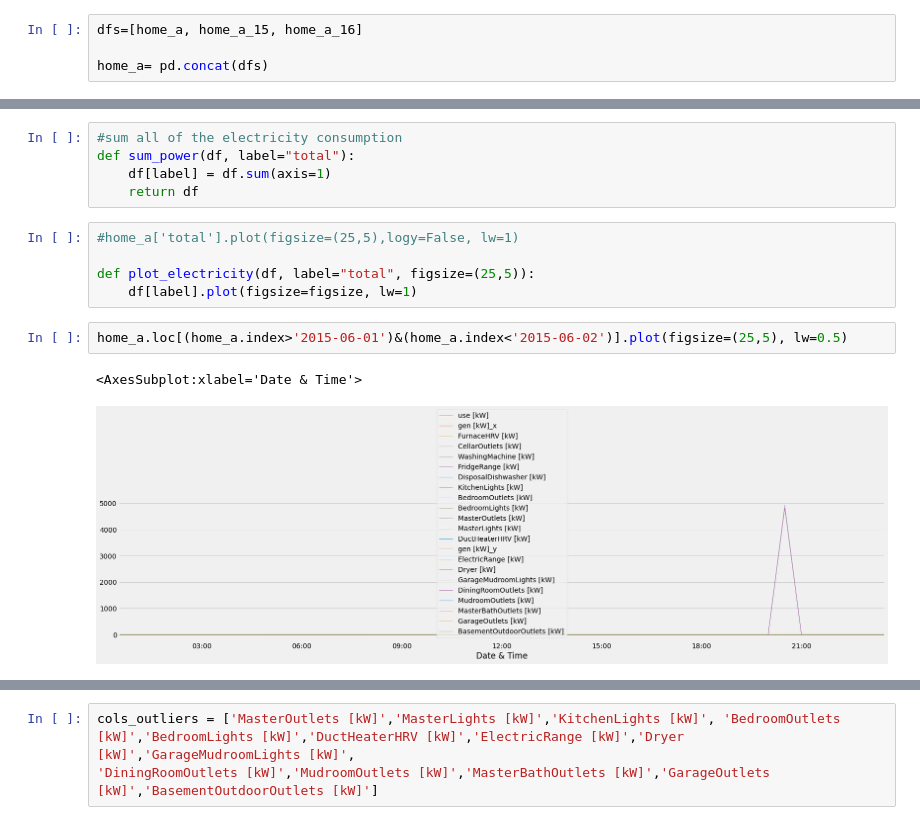
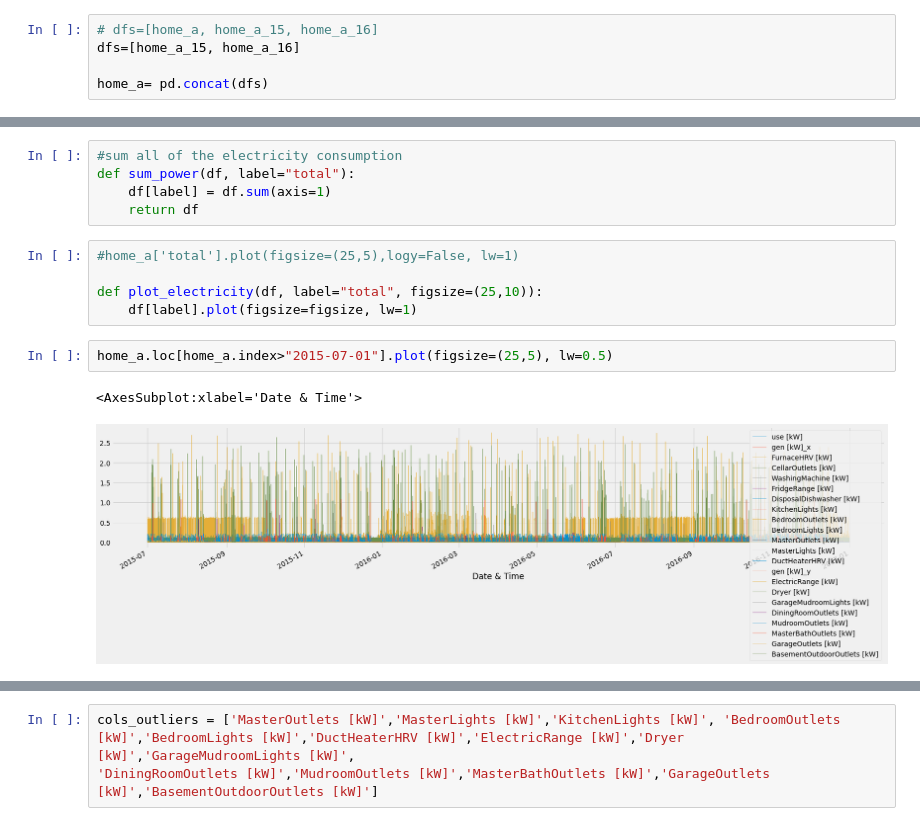
Before and after one commit to danbm94/masterthesis, a Jupyter notebook: thesis.ipynb, the cells around one changed output, grey strips where cells are left out. Drawn from its saved outputs; the diff is of its cells as text.

```diff
--- a/thesis.ipynb
+++ b/thesis.ipynb
@@ -97,7 +97,8 @@ home_a_15= home_a_1_15.merge(right= home_a_2_15, how="outer",left_index= True, r
 home_a_2_16 =home_a_2_16.drop("use [kW]", axis=1)
 home_a_16= home_a_1_16.merge(right= home_a_2_16, how="outer",left_index= True, right_index= True)
 # %%
-dfs=[home_a, home_a_15, home_a_16]
+# dfs=[home_a, home_a_15, home_a_16]
+dfs=[home_a_15, home_a_16]
 
 home_a= pd.concat(dfs)
 # %%
@@ -116,10 +117,10 @@ def sum_power(df, label="total"):
 # %%
 #home_a['total'].plot(figsize=(25,5),logy=False, lw=1)
 
-def plot_electricity(df, label="total", figsize=(25,5)):
+def plot_electricity(df, label="total", figsize=(25,10)):
     df[label].plot(figsize=figsize, lw=1)
 # %%
-home_a.loc[(home_a.index>'2015-06-01')&(home_a.index<'2015-06-02')].plot(figsize=(25,5), lw=0.5)
+home_a.loc[home_a.index>"2015-07-01"].plot(figsize=(25,5), lw=0.5)
 # %% [output]
 <AxesSubplot:xlabel='Date & Time'>
-[figure, old version]
+[figure, new version]
```
Also changed, not shown: parts of 14 cells of this notebook.
